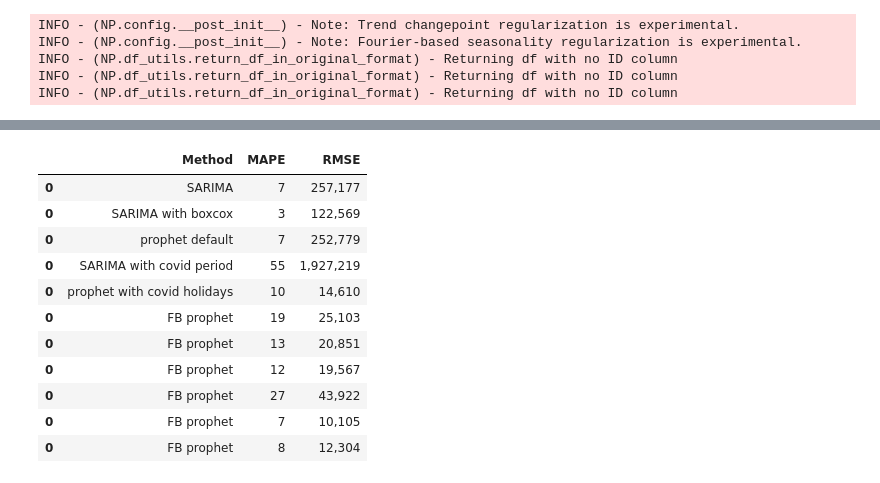
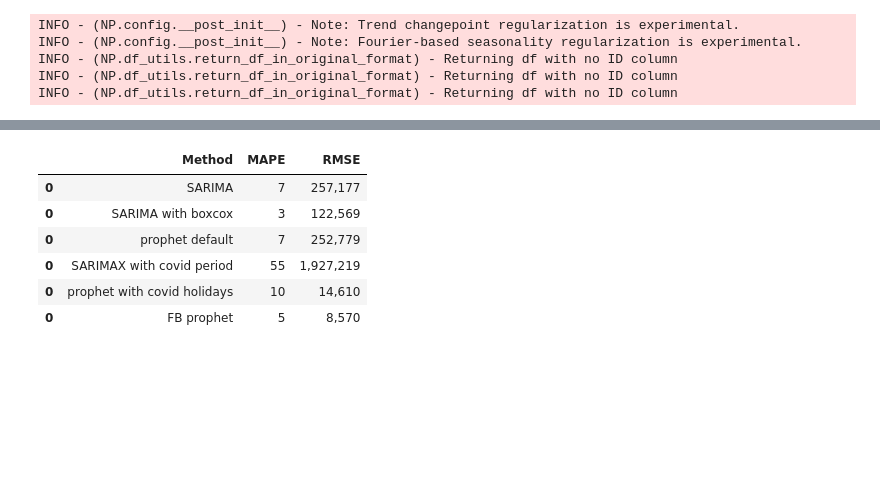
Before and after one commit to Alan-Wolf-VN/passenger_forecast, a Jupyter notebook: pax_forecast.ipynb, the cells around one changed output, grey strips where cells are left out. Cells and saved outputs as stored; diff of their text form; code cells hidden in the pictures; blank space fills up the shorter version.

```diff
--- a/pax_forecast.ipynb
+++ b/pax_forecast.ipynb
@@ -1204,12 +1222,14 @@ set_random_seed(99)
 # %%
-train = dom[dom['ds'] < '2022-10-01'].copy()
-val = dom[(dom['ds'] >= '2022-10-01')&(dom['ds'] < '2023-01-01')].copy()
-test = dom[dom['ds'] >= '2023-01-01'].copy()
+train = dom[dom['ds'] < '2019-01-01'].copy()
+val = dom[(dom['ds'] >= '2019-01-01')&(dom['ds'] < '2020-01-01')].copy()
+covid = dom[(dom['ds'] >= '2020-01-01')&(dom['ds'] < '2022-01-01')].copy()
+test = dom[dom['ds'] >= '2022-01-01'].copy()
 # %%
 holidays = holidays.rename(columns={'holiday': 'event'})
-train_holidays = holidays[holidays['ds'] < '2022-10-01'].copy()
-val_holidays = holidays[(holidays['ds'] >= '2022-10-01')&(holidays['ds'] < '2023-01-01')].copy()
-test_holidays = holidays[holidays['ds'] >= '2023-01-01'].copy()
+train_holidays = holidays[holidays['ds'] < '2019-01-01'].copy()
+val_holidays = holidays[(holidays['ds'] >= '2019-01-01')&(holidays['ds'] < '2020-01-01')].copy()
+covid_holidays = holidays[(holidays['ds'] >= '2020-01-01')&(holidays['ds'] < '2022-01-01')].copy()
+test_holidays = holidays[holidays['ds'] >= '2022-01-01'].copy()
 # %%
 help(NeuralProphet)
 # %% [output]
@@ -1397,12 +1386,10 @@ Best trial:
 #params = study2.trials[4].params
 params = trial.params
 # %%
-m = NeuralProphet(**params, changepoints = changepoints, daily_seasonality = False)
+m = NeuralProphet(**params, changepoints = changepoints, daily_seasonality = False, drop_missing = True)
 m.add_events(events = ['covid_1','covid_2','covid_3','covid_4'], mode='multiplicative')
 m.add_events(events = ['Labor','Lunar','Summer'], mode='multiplicative')
 
-m.add_future_regressor('deaths')
-m.add_future_regressor('cases')
 # create the data df with events
 train_df = m.create_df_with_events(train, train_holidays)
 val_df = m.create_df_with_events(val, val_holidays)
@@ -1457,3 +1426,3 @@ future_df
 # %%
-predicted = m.predict(df = future_df)
+predicted = m.predict(df = test_df)
 # %% [output]
@@ -1491,20 +1460,15 @@ predicted
 # %%
 # Calculate rmse and mape:
-rmse = np.sqrt(mean_squared_error(predicted['y'][-len(test):], predicted['yhat1'][-len(test):])).round(2)
-mape = np.round(np.mean(np.abs(predicted['y'][-len(test):]-predicted['yhat1'][-len(test):])/predicted['y'][-len(test):])*100,2)
+rmse = np.sqrt(mean_squared_error(predicted[predicted['ds']>='2023-01-01']['y'], predicted[predicted['ds']>='2023-01-01']['yhat1'])).round(2)
+mape = np.round(np.mean(np.abs(predicted[predicted['ds']>='2023-01-01']['y']-predicted[predicted['ds']>='2023-01-01']['yhat1'])/predicted[predicted['ds']>='2023-01-01']['y'])*100,2)
 tempResults = pd.DataFrame({'Method':'FB prophet', 'RMSE': [rmse],'MAPE': [mape] })
 results = pd.concat([results, tempResults])
 results
 # %% [output]
 |  | Method | MAPE | RMSE |
 | 0 | SARIMA | 7 | 257,177 |
 | 0 | SARIMA with boxcox | 3 | 122,569 |
 | 0 | prophet default | 7 | 252,779 |
-| 0 | SARIMA with covid period | 55 | 1,927,219 |
+| 0 | SARIMAX with covid period | 55 | 1,927,219 |
 | 0 | prophet with covid holidays | 10 | 14,610 |
-| 0 | FB prophet | 19 | 25,103 |
-| 0 | FB prophet | 13 | 20,851 |
-| 0 | FB prophet | 12 | 19,567 |
-| 0 | FB prophet | 27 | 43,922 |
-| 0 | FB prophet | 7 | 10,105 |
-| 0 | FB prophet | 8 | 12,304 |
+| 0 | FB prophet | 5 | 8,570 |
```
Also changed, not shown: parts of 38 cells of this notebook, 3 other files.
